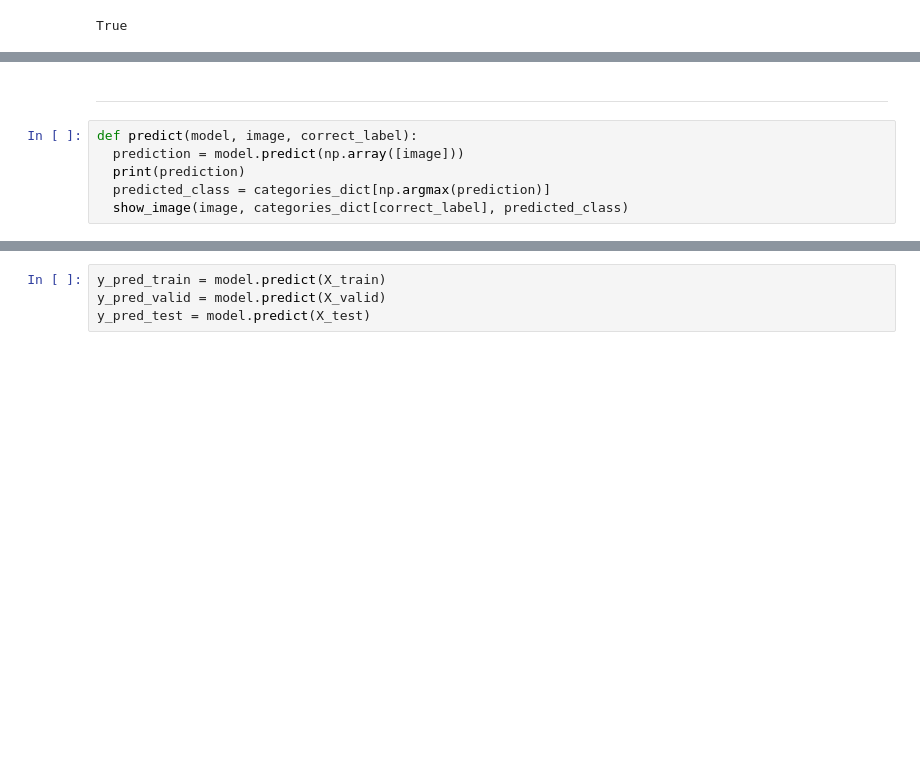
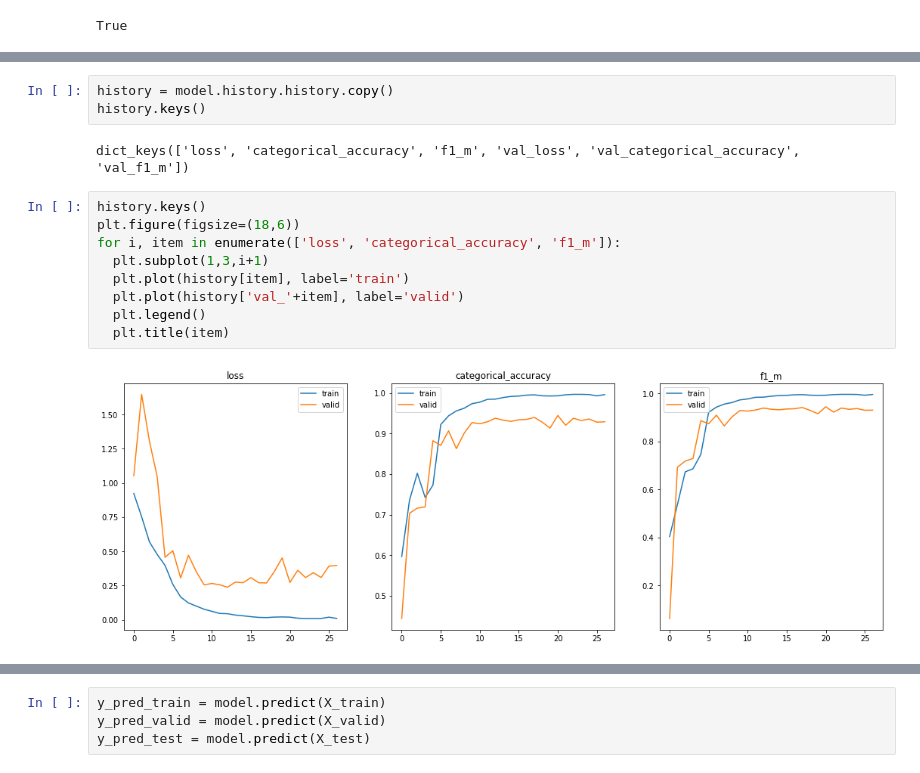
Before and after one commit to Amir-h055/Image-Procccessing, a Jupyter notebook: image_processing.ipynb, the cells around one changed output, grey strips where cells are left out. Drawn from its saved outputs; the diff is of its cells as text; blank space fills up the shorter version.

```diff
--- a/image_processing.ipynb
+++ b/image_processing.ipynb
@@ -493,12 +546,20 @@ Epoch 27/27
 <keras.callbacks.History at 0x...>
-# %% [markdown]
-------
-# %%
-def predict(model, image, correct_label):
-  prediction = model.predict(np.array([image]))
-  print(prediction)
-  predicted_class = categories_dict[np.argmax(prediction)]
-  show_image(image, categories_dict[correct_label], predicted_class)
+# %%
+history = model.history.history.copy()
+history.keys()
+# %% [output]
+dict_keys(['loss', 'categorical_accuracy', 'f1_m', 'val_loss', 'val_categorical_accuracy', 'val_f1_m'])
+# %%
+history.keys()
+plt.figure(figsize=(18,6))
+for i, item in enumerate(['loss', 'categorical_accuracy', 'f1_m']):
+  plt.subplot(1,3,i+1)
+  plt.plot(history[item], label='train')
+  plt.plot(history['val_'+item], label='valid')
+  plt.legend()
+  plt.title(item)
+# %% [output]
+[figure, added]
 # %%
 model.evaluate(X_test, y_test)
 # %% [output]
```
Also changed, not shown: parts of 72 cells of this notebook.
